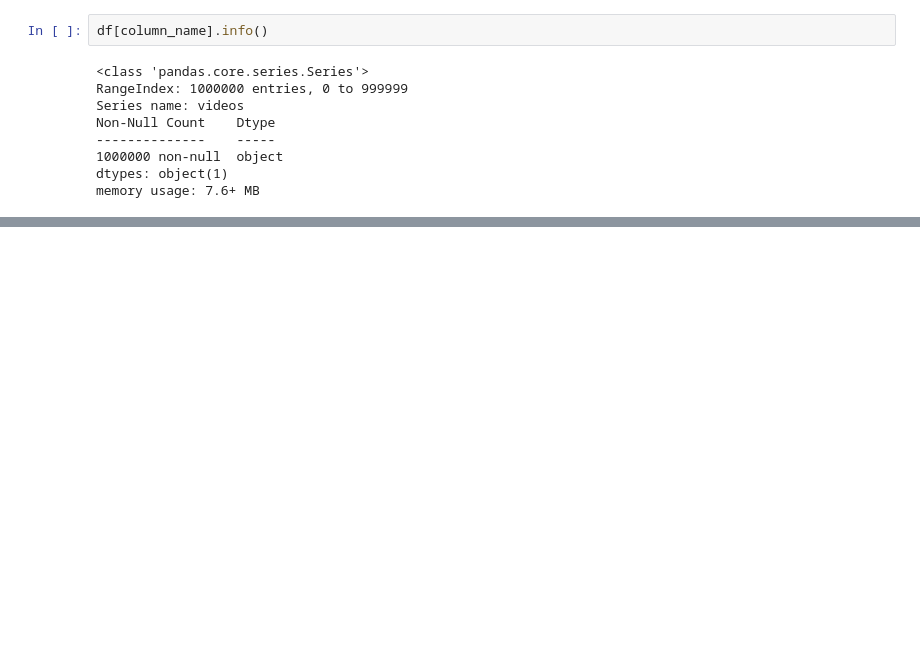
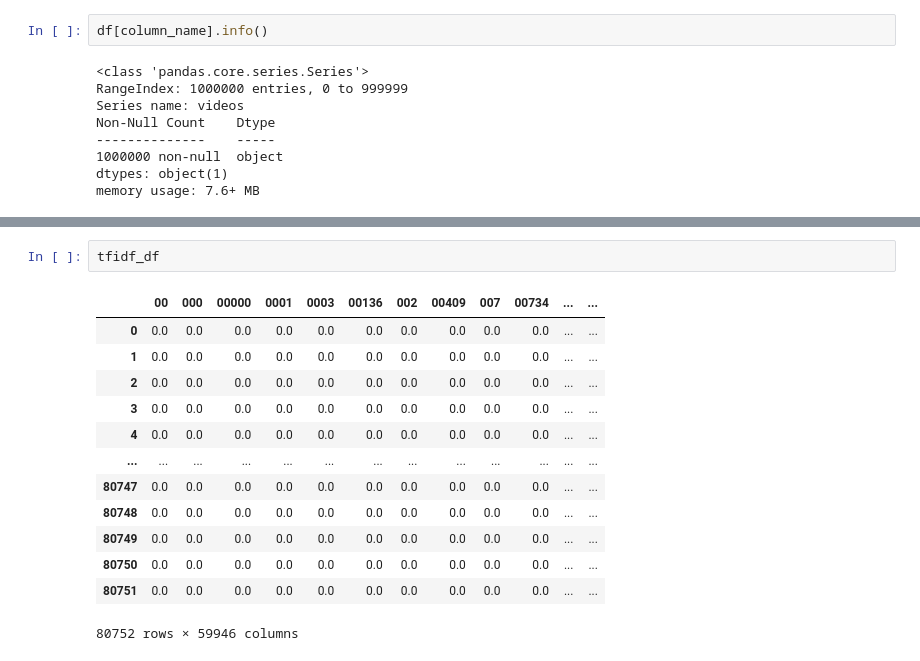
Before and after one commit to DMODPevahouse/ai_enabled_system, a Jupyter notebook: modal_movie_review_analyzer/investigation.ipynb, the cells around one changed output, grey strips where cells are left out. Drawn from its saved outputs; the diff is of its cells as text; blank space fills up the shorter version.

```diff
--- a/modal_movie_review_analyzer/investigation.ipynb
+++ b/modal_movie_review_analyzer/investigation.ipynb
@@ -155,0 +414,16 @@ memory usage: 7.6+ MB
+# %%
+tfidf_df
+# %% [output]
+|  | 00 | 000 | 00000 | 0001 | 0003 | 00136 | 002 | 00409 | 007 | 00734 | ... | ... |
+| 0 | 0.0 | 0.0 | 0.0 | 0.0 | 0.0 | 0.0 | 0.0 | 0.0 | 0.0 | 0.0 | ... | ... |
+| 1 | 0.0 | 0.0 | 0.0 | 0.0 | 0.0 | 0.0 | 0.0 | 0.0 | 0.0 | 0.0 | ... | ... |
+| 2 | 0.0 | 0.0 | 0.0 | 0.0 | 0.0 | 0.0 | 0.0 | 0.0 | 0.0 | 0.0 | ... | ... |
+| 3 | 0.0 | 0.0 | 0.0 | 0.0 | 0.0 | 0.0 | 0.0 | 0.0 | 0.0 | 0.0 | ... | ... |
+| 4 | 0.0 | 0.0 | 0.0 | 0.0 | 0.0 | 0.0 | 0.0 | 0.0 | 0.0 | 0.0 | ... | ... |
+| ... | ... | ... | ... | ... | ... | ... | ... | ... | ... | ... | ... | ... |
+| 80747 | 0.0 | 0.0 | 0.0 | 0.0 | 0.0 | 0.0 | 0.0 | 0.0 | 0.0 | 0.0 | ... | ... |
+| 80748 | 0.0 | 0.0 | 0.0 | 0.0 | 0.0 | 0.0 | 0.0 | 0.0 | 0.0 | 0.0 | ... | ... |
+| 80749 | 0.0 | 0.0 | 0.0 | 0.0 | 0.0 | 0.0 | 0.0 | 0.0 | 0.0 | 0.0 | ... | ... |
+| 80750 | 0.0 | 0.0 | 0.0 | 0.0 | 0.0 | 0.0 | 0.0 | 0.0 | 0.0 | 0.0 | ... | ... |
+| 80751 | 0.0 | 0.0 | 0.0 | 0.0 | 0.0 | 0.0 | 0.0 | 0.0 | 0.0 | 0.0 | ... | ... |
+80752 rows × 59946 columns
```
Also changed, not shown: parts of 53 cells of this notebook, 9 other files.
